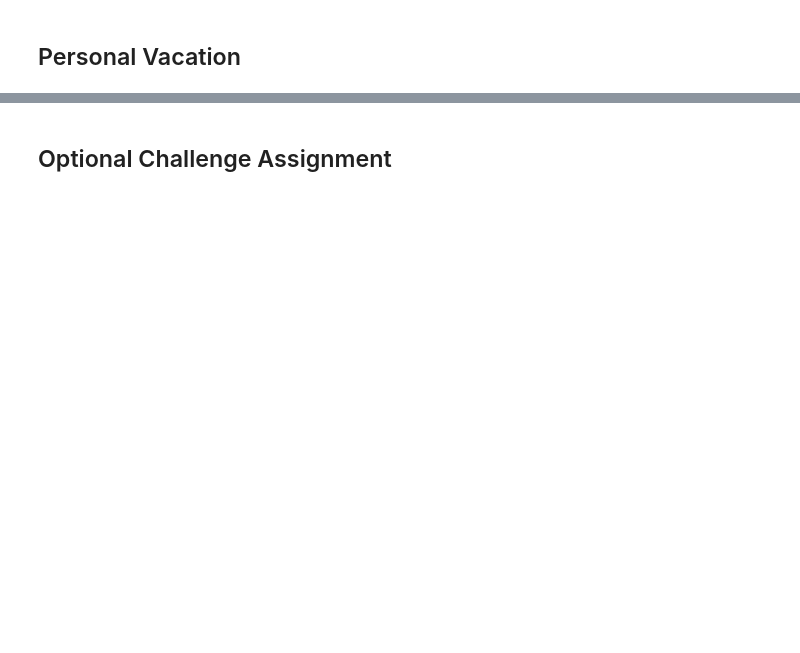
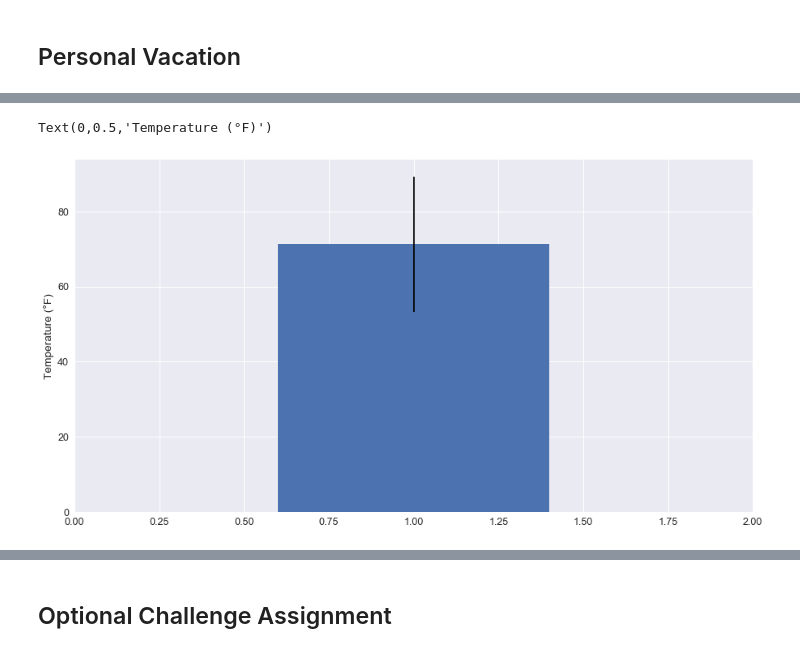
Before and after one commit to rochiecuevas/climate_analysis, a Jupyter notebook: climate_starter.ipynb, the cells around one changed output, grey strips where cells are left out. Cells and saved outputs as stored; diff of their text form; code cells hidden in the pictures; blank space fills up the shorter version.

```diff
--- a/climate_starter.ipynb
+++ b/climate_starter.ipynb
@@ -554,10 +584,31 @@ print("Calculating....")
+# %%
+# This function called `calc_weather` will accept start date and end date in the format
+# '%Y-%m-%d' and return the minimum, average, and maximum temperatures for that range of dates
+def calc_weather(start_date, end_date):
+    """TMIN, TAVG, and TMAX for a list of dates.
+
+    Args:
+        start_date (string): A date string in the format %Y-%m-%d
+        end_date (string): A date string in the format %Y-%m-%d
+
+    Returns:
+        TMIN, TAVE, and TMAX
+    """
+
+    return session.query(func.min(Measurement.tobs), func.avg(Measurement.tobs), func.max(Measurement.tobs),
+                         func.min(Measurement.prcp), func.avg(Measurement.prcp), func.max(Measurement.prcp)).\
+                         filter(Measurement.date >= start_date).\
+                         filter(Measurement.date <= end_date).all()
 # %%
 # Use your previous function `calc_temps` to calculate the tmin, tavg, and tmax
 # for your trip using the previous year's data for those same dates.
-summary_vac_temps = calc_temps(vac_start, vac_end)
+summary_vac_weather = calc_weather(vac_start, vac_end)
 
 print(
     f"Oahu, HI temperatures during my vacation ({vac_start} to {vac_end}):\n"
-    f"\nMin Temperature: {summary_vac_temps[0][0]} °F"
-    f"\nMax Temperature: {summary_vac_temps[0][2]} °F"
-    f"\nAverage Temperature: {round(summary_vac_temps[0][1],1)} °F")
+    f"\nMin Temperature: {summary_vac_weather[0][0]} °F"
+    f"\nMax Temperature: {summary_vac_weather[0][2]} °F"
+    f"\nAverage Temperature: {round(summary_vac_weather[0][1],1)} °F"
+    f"\nMin Precipitation: {summary_vac_weather[0][3]} in"
+    f"\nMax Precipitation: {round(summary_vac_weather[0][5],1)} in"
+    f"\nAverage Precipitation: {round(summary_vac_weather[0][4],1)} in")
@@ -564,3 +624,14 @@ print(
+# %%
+# Plot the temperature as a bar plot
+yerr = summary_vac_weather[0][2] - summary_vac_weather[0][0]
+
+plt.figure(figsize = (15,8))
+plt.bar(1, summary_vac_weather[0][1], yerr = yerr)
+plt.xlim(0,2)
+plt.ylabel("Temperature (°F)")
+# %% [output]
+Text(0,0.5,'Temperature (°F)')
+[figure, added]
 # %%
 # Plot the results from your previous query as a box plot.
 vacation_temp = session.query(Measurement.tobs).\
```
Also changed, not shown: parts of 22 cells of this notebook, 17 other files.
